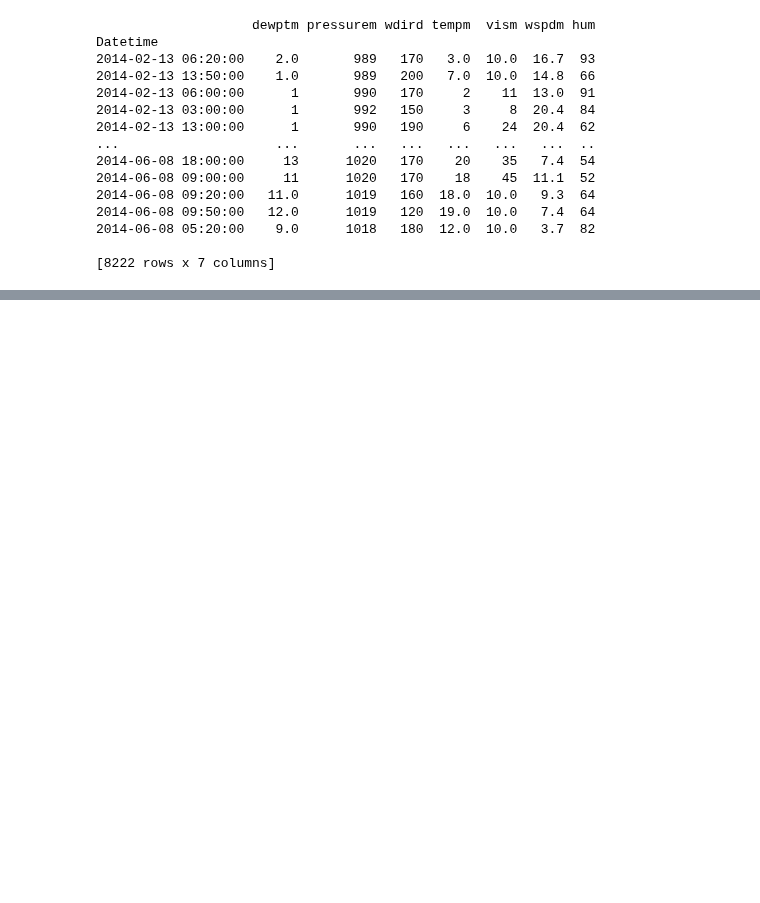
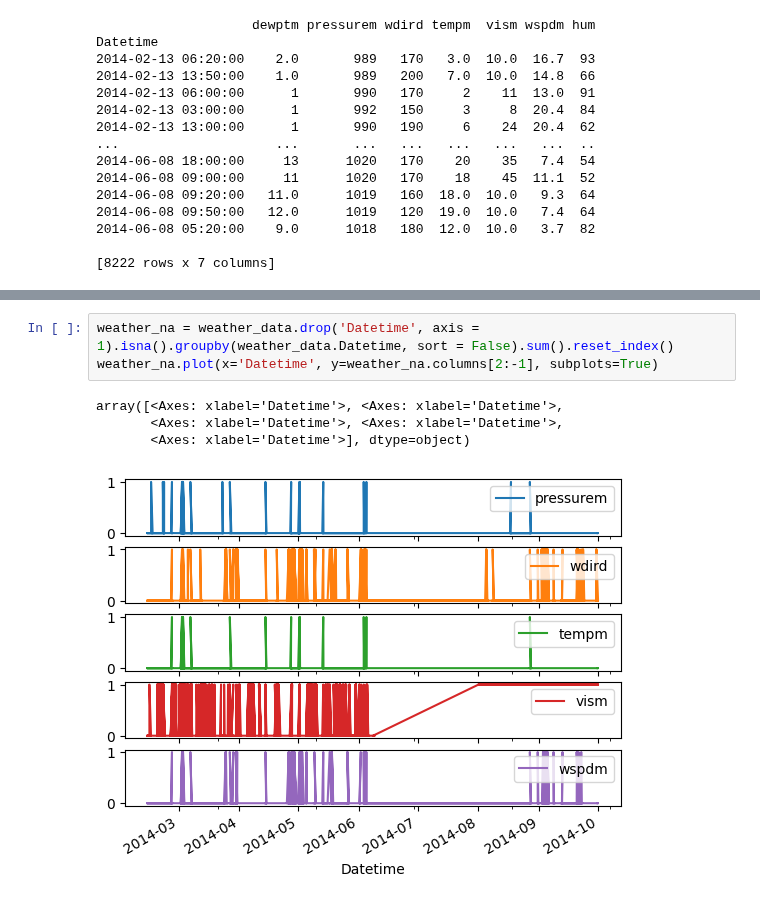
Before and after one commit to victorhg/aai-530-final-project, a Jupyter notebook: data_preprocessing/weather_prepocessing.ipynb, the cells around one changed output, grey strips where cells are left out. Drawn from its saved outputs; the diff is of its cells as text; blank space fills up the shorter version.

```diff
--- a/data_preprocessing/weather_prepocessing.ipynb
+++ b/data_preprocessing/weather_prepocessing.ipynb
@@ -136,0 +195,8 @@ Datetime
+# %%
+weather_na = weather_data.drop('Datetime', axis = 1).isna().groupby(weather_data.Datetime, sort = False).sum().reset_index()
+weather_na.plot(x='Datetime', y=weather_na.columns[2:-1], subplots=True)
+# %% [output]
+array([<Axes: xlabel='Datetime'>, <Axes: xlabel='Datetime'>,
+       <Axes: xlabel='Datetime'>, <Axes: xlabel='Datetime'>,
+       <Axes: xlabel='Datetime'>], dtype=object)
+[figure, added]
```
Also changed, not shown: parts of 7 cells of this notebook, 1 other file.
